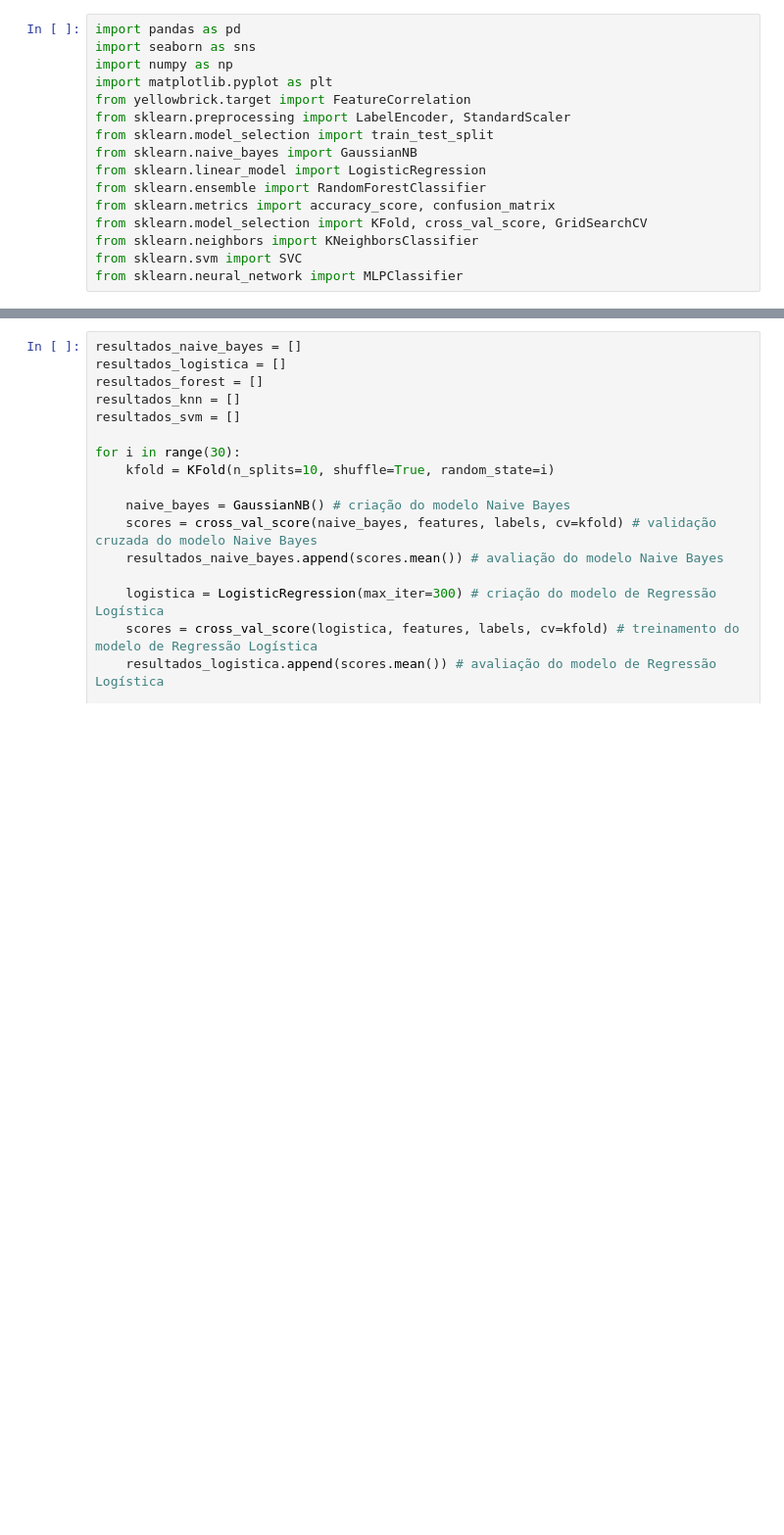
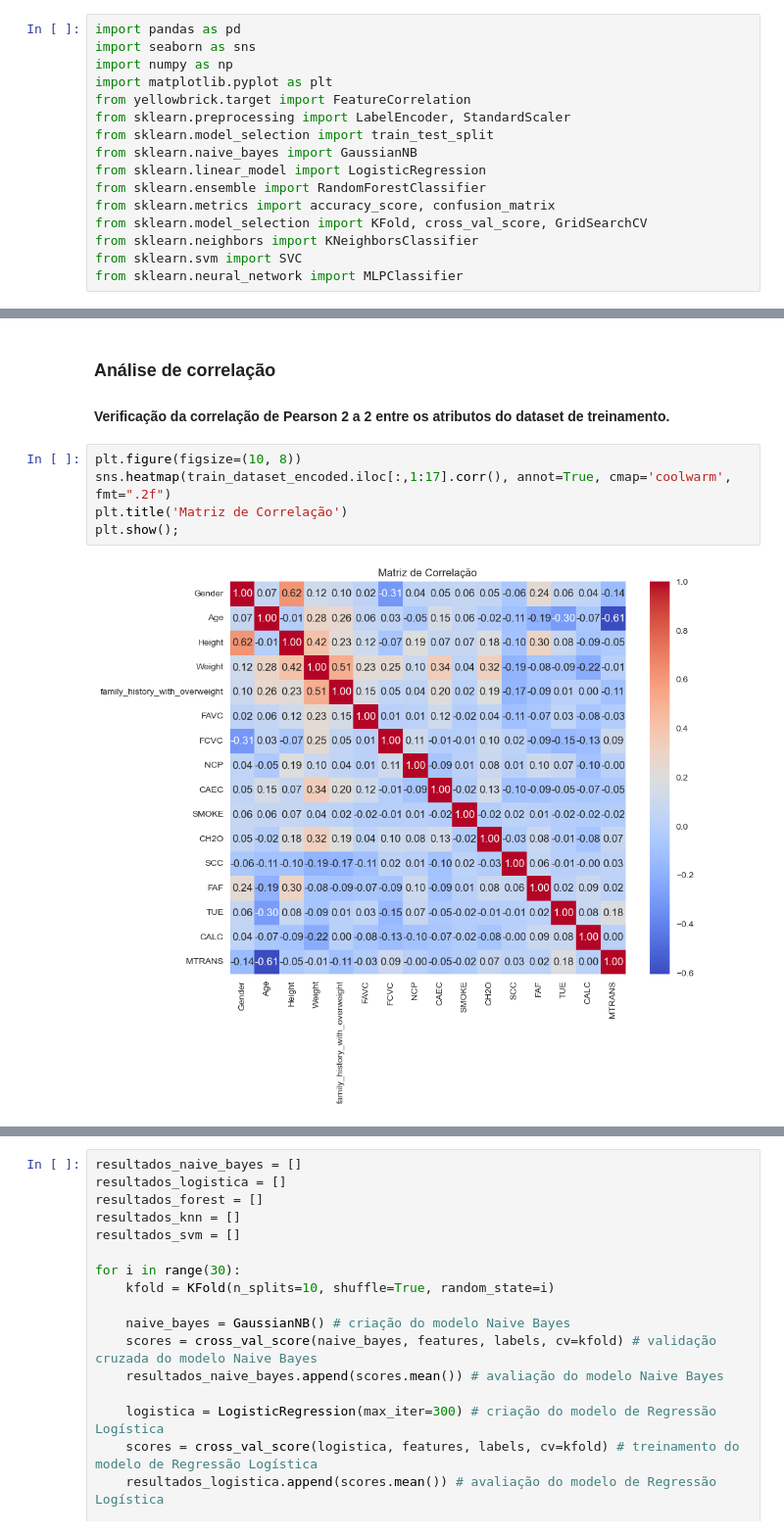
Before and after one commit to lhscaldas/multi-class_prediction_of_obesity_risk, a Jupyter notebook: obesity_classifier.ipynb, the cells around one changed output, grey strips where cells are left out. Shown at 98% size. Cells and saved outputs as stored; diff of their text form; blank space fills up the shorter version.

```diff
--- a/obesity_classifier.ipynb
+++ b/obesity_classifier.ipynb
@@ -75,0 +163,10 @@ test = scaler.fit_transform(test)
+# %% [markdown]
+### Análise de correlação
+#### Verificação da correlação de Pearson 2 a 2 entre os atributos do dataset de treinamento.
+# %%
+plt.figure(figsize=(10, 8))
+sns.heatmap(train_dataset_encoded.iloc[:,1:17].corr(), annot=True, cmap='coolwarm', fmt=".2f")
+plt.title('Matriz de Correlação')
+plt.show();
+# %% [output]
+[figure, added]
```
Also changed, not shown: parts of 22 cells of this notebook, 3 other files.
